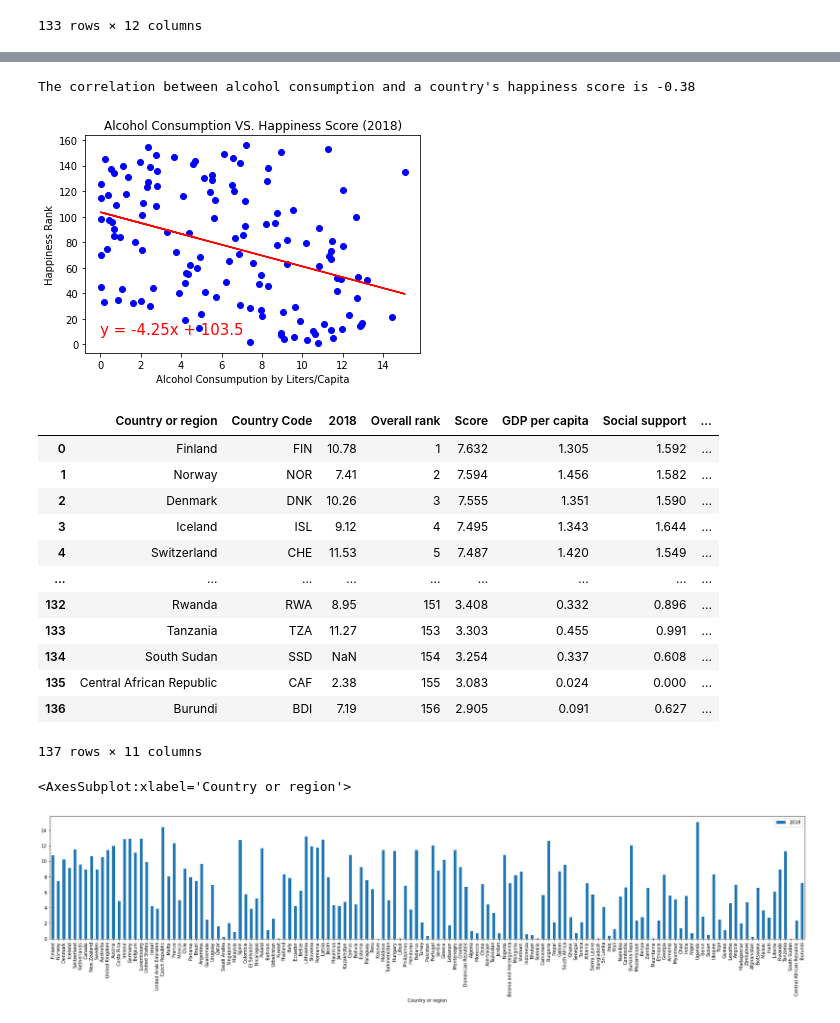
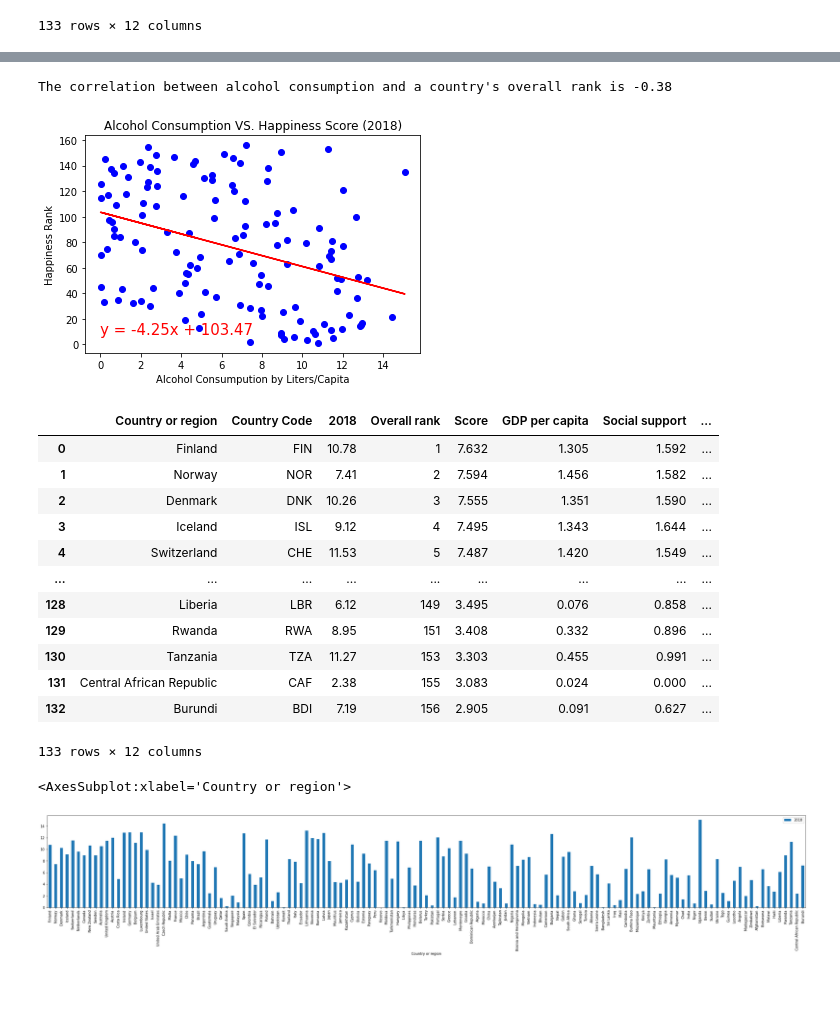
Before and after one commit to dmcneill0711/Happiness-V.S.-Alcohol-Study, a Jupyter notebook: Jupyter Notebook/Project 1 Code.ipynb, the cells around one changed output, grey strips where cells are left out. Saved outputs shown, nothing was run; the diff lists cells and outputs as text; code cells hidden in the pictures; blank space fills up the shorter version.

Commit message:
Cleaned up code and added code that exported graph images

```diff
--- a/Jupyter Notebook/Project 1 Code.ipynb
+++ b/Jupyter Notebook/Project 1 Code.ipynb
@@ -157,12 +173,12 @@ plt.ylabel("Happiness Rank")
 plt.title("Alcohol Consumption VS. Happiness Score (2018)")
 
 correlation = scipy.pearsonr(x,y)
-print(f"The correlation between alcohol consumption and a country's happiness score is {round(correlation[0],2)}")
+print(f"The correlation between alcohol consumption and a country's overall rank is {round(correlation[0],2)}")
 # %% [output]
-The correlation between alcohol consumption and a country's happiness score is -0.38
+The correlation between alcohol consumption and a country's overall rank is -0.38
-[figure, old version]
+[figure, new version]
 # %%
-happiness_rank_df_sorted = happy_alcohol_df.sort_values(by=["Overall rank"],ascending=True,ignore_index=True)
+happiness_rank_df_sorted = happy_alcohol_df_final.sort_values(by=["Overall rank"],ascending=True,ignore_index=True)
 happiness_rank_df_sorted
 # %% [output]
 |  | Country or region | Country Code | 2018 | Overall rank | Score | GDP per capita | Social support | ... |
@@ -172,23 +188,16 @@ happiness_rank_df_sorted
 | 3 | Iceland | ISL | 9.12 | 4 | 7.495 | 1.343 | 1.644 | ... |
 | 4 | Switzerland | CHE | 11.53 | 5 | 7.487 | 1.420 | 1.549 | ... |
 | ... | ... | ... | ... | ... | ... | ... | ... | ... |
-| 132 | Rwanda | RWA | 8.95 | 151 | 3.408 | 0.332 | 0.896 | ... |
-| 133 | Tanzania | TZA | 11.27 | 153 | 3.303 | 0.455 | 0.991 | ... |
-| 134 | South Sudan | SSD | NaN | 154 | 3.254 | 0.337 | 0.608 | ... |
-| 135 | Central African Republic | CAF | 2.38 | 155 | 3.083 | 0.024 | 0.000 | ... |
-| 136 | Burundi | BDI | 7.19 | 156 | 2.905 | 0.091 | 0.627 | ... |
+| 128 | Liberia | LBR | 6.12 | 149 | 3.495 | 0.076 | 0.858 | ... |
+| 129 | Rwanda | RWA | 8.95 | 151 | 3.408 | 0.332 | 0.896 | ... |
+| 130 | Tanzania | TZA | 11.27 | 153 | 3.303 | 0.455 | 0.991 | ... |
+| 131 | Central African Republic | CAF | 2.38 | 155 | 3.083 | 0.024 | 0.000 | ... |
+| 132 | Burundi | BDI | 7.19 | 156 | 2.905 | 0.091 | 0.627 | ... |
-137 rows × 11 columns
+133 rows × 12 columns
 # %%
-#x = happiness_rank_df_sorted["Overall rank"]
-#y = happiness_rank_df_sorted["2018"]
-
 Bar = happiness_rank_df_sorted
-Bar.plot('Country or region', '2018', figsize=(30,5), kind='bar')
-
-#fig1 = happiness_rank_df_sorted.plot(kind="bar", facecolor="blue")
-#fig1.set_xticklabels(happiness_rank_df_sorted["Country or region"])
-#plt.show()
+Bar.plot('Country or region', '2018', figsize=(40,5), kind='bar')
 # %% [output]
 <AxesSubplot:xlabel='Country or region'>
-[figure, old version]
+[figure, new version]
 # %%
```
Also changed, not shown: parts of 21 cells of this notebook, 7 other files.
